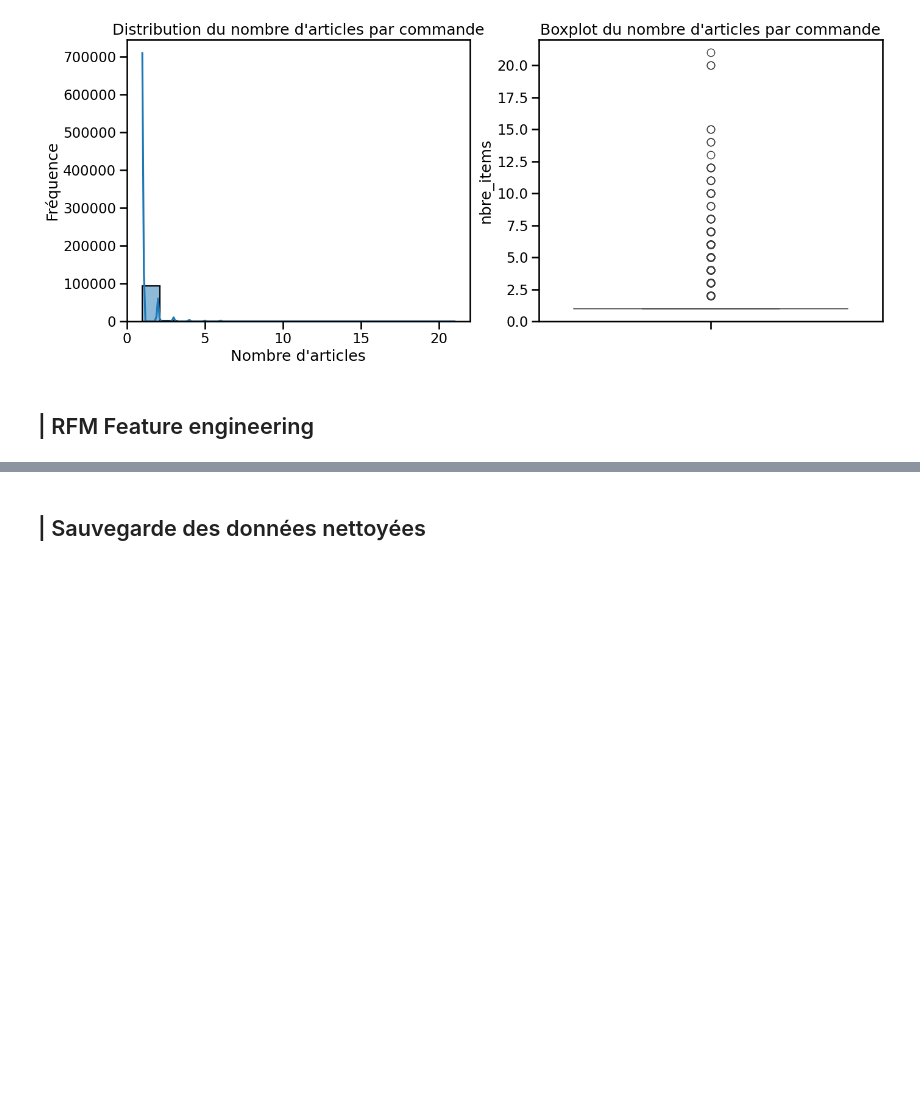
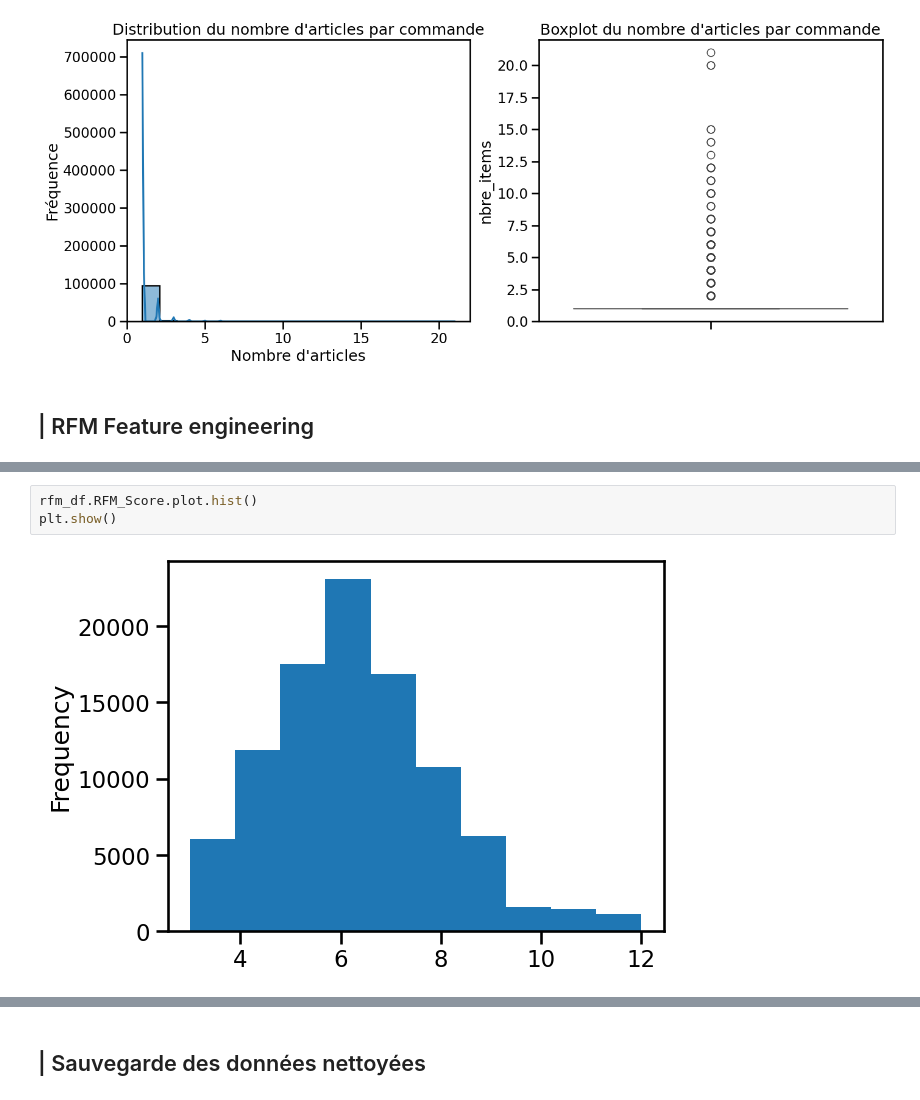
Before and after one commit to amadousysada/ecommerce-customer-segmentation, a Jupyter notebook: main.ipynb, the cells around one changed output, grey strips where cells are left out. Drawn from its saved outputs; the diff is of its cells as text; blank space fills up the shorter version.

```diff
--- a/main.ipynb
+++ b/main.ipynb
@@ -525,0 +536,5 @@ print(rfm_df[['customer_unique_id', 'R', 'F', 'M', 'RFM_Score', 'RFM_Segment']].
+# %%
+rfm_df.RFM_Score.plot.hist()
+plt.show()
+# %% [output]
+[figure, added]
```
Also changed, not shown: parts of 3 cells of this notebook.
